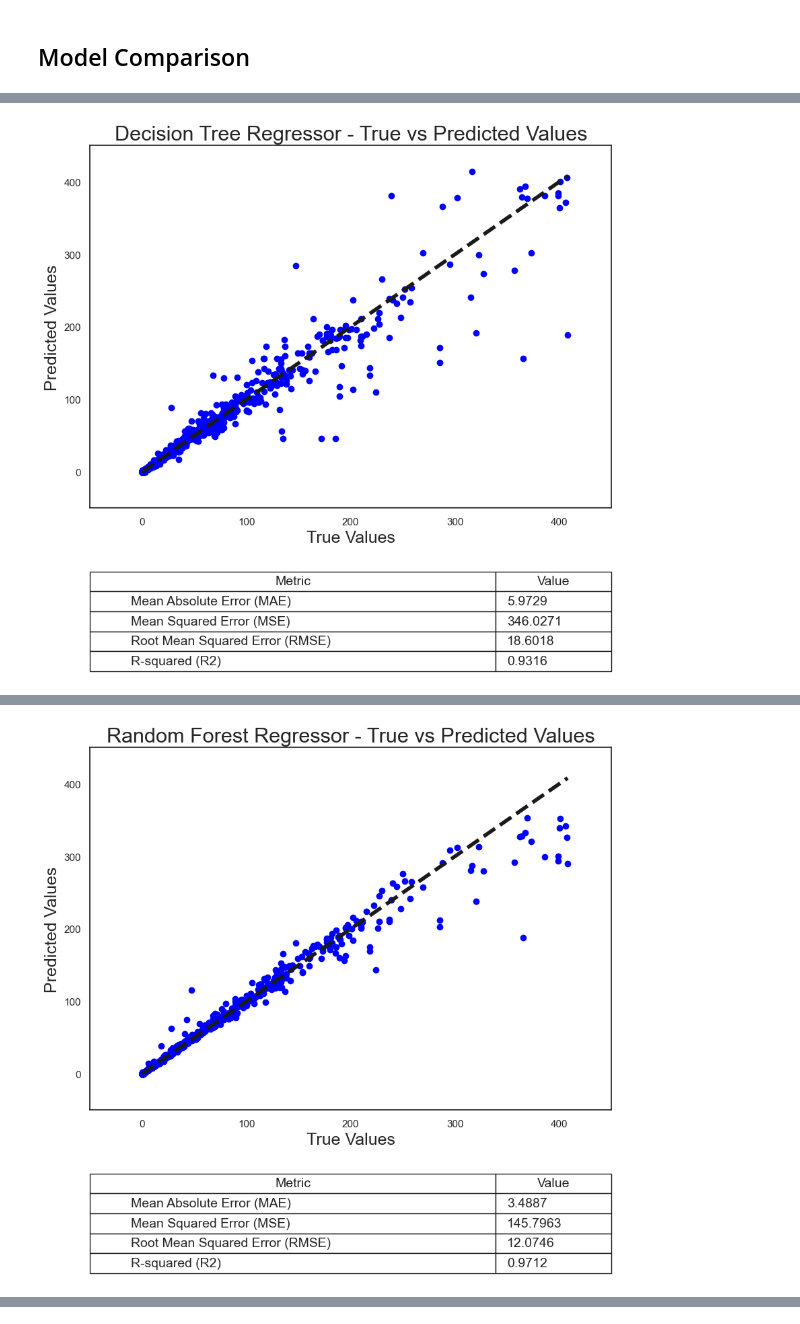
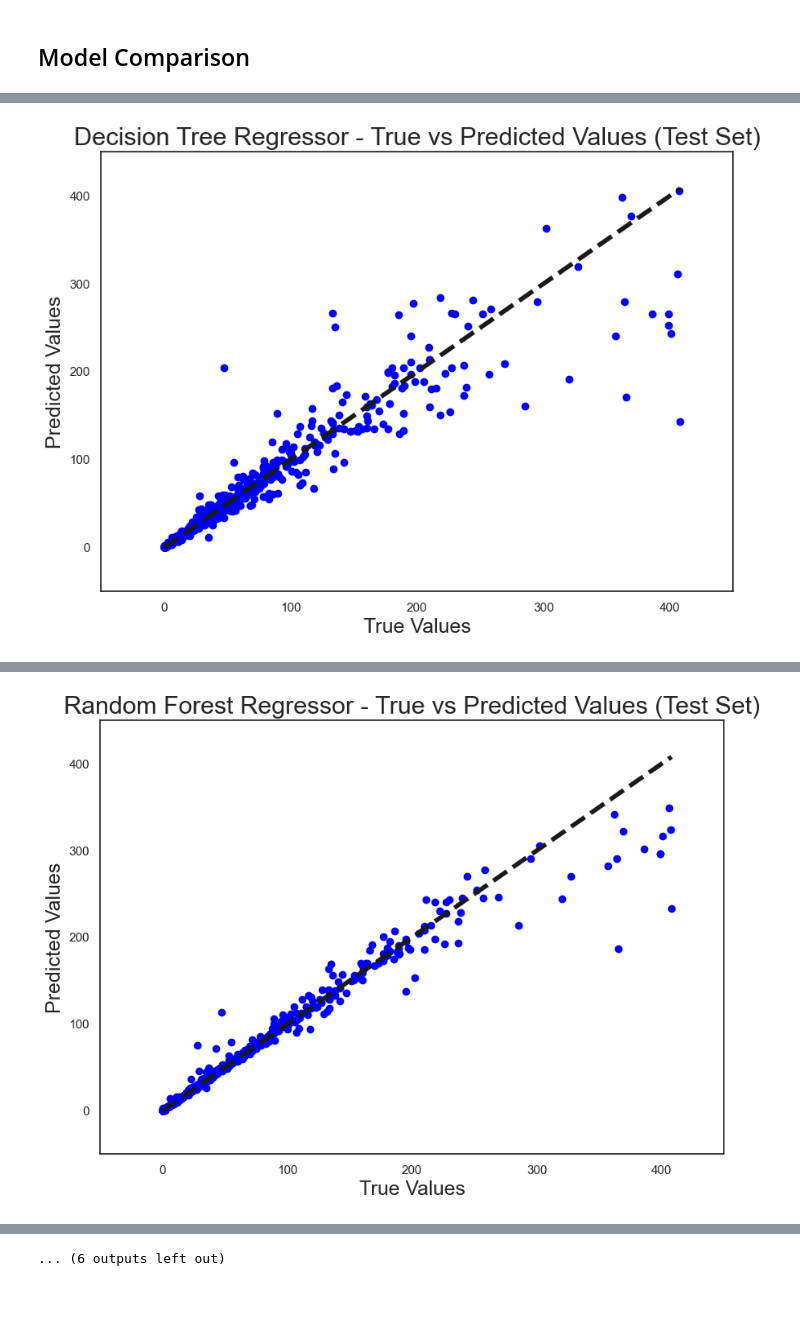
Before and after one commit to CommonCrayon/CapstoneProject, a Jupyter notebook: modelling.ipynb, the cells around one changed output, grey strips where cells are left out. Drawn from its saved outputs; the diff is of its cells as text; code cells hidden in the pictures; blank space fills up the shorter version.

```diff
--- a/modelling.ipynb
+++ b/modelling.ipynb
@@ -73,7 +83,7 @@ df_numeric = modelling_df[numeric_cols]
 correlation_matrix = df_numeric.corr()
 # %%
 # Setting up the aesthetics for the heatmap
-sns.set(style="white")
+sns.set_theme(style="white")
 
 # Generate a mask for the upper triangle
 mask = np.triu(np.ones_like(correlation_matrix, dtype=bool))
@@ -137,0 +146,7 @@ X_train, X_test, y_train, y_test = train_test_split(X_preprocessed_df, y, test_s
+# %%
+X_train_val, X_test, y_train_val, y_test = train_test_split(X_preprocessed_df, y, test_size=0.15, random_state=42)
+X_train, X_val, y_train, y_val = train_test_split(X_train_val, y_train_val, test_size=0.15/0.85, random_state=42)
+
+print(f"Train Set Size: {X_train.shape[0]}")
+print(f"Test Set Size: {X_test.shape[0]}")
+print(f"Validation Set Size: {X_val.shape[0]}")
@@ -153,38 +172,54 @@ regression_models = {
 # %%
 # Train and evaluate regression models
 for name, model in regression_models.items():
-
+    print(f"{name}")
+    # Train the model on the training set
     model.fit(X_train, y_train)
 
-    y_pred = model.predict(X_test)  # Make predictions on the test set
+    # Evaluate the model on the validation set
+    y_val_pred = model.predict(X_val)
 
-    # Calculate evaluation metrics
-    mae = mean_absolute_error(y_test, y_pred)
-    mse = mean_squared_error(y_test, y_pred)
-    rmse = np.sqrt(mse)
-    r2 = r2_score(y_test, y_pred)
+    # Calculate evaluation metrics on validation set
+    mae_val = mean_absolute_error(y_val, y_val_pred)
+    mse_val = mean_squared_error(y_val, y_val_pred)
+    rmse_val = np.sqrt(mse_val)
+    r2_val = r2_score(y_val, y_val_pred)
 
-    # Plotting true vs predicted values
+    print(f"Validation Metrics:")
+    print(f"Mean Absolute Error (MAE): {mae_val:.4f}")
+    print(f"Mean Squared Error (MSE): {mse_val:.4f}")
+    print(f"Root Mean Squared Error (RMSE): {rmse_val:.4f}")
+    print(f"R-squared (R2): {r2_val:.4f}")
+    print()
+
+    # Now proceed to evaluate on the test set
+
+    # Make predictions on the test set
+    y_test_pred = model.predict(X_test)
+
+    # Calculate evaluation metrics on test set
+    mae_test = mean_absolute_error(y_test, y_test_pred)
+    mse_test = mean_squared_error(y_test, y_test_pred)
+    rmse_test = np.sqrt(mse_test)
+    r2_test = r2_score(y_test, y_test_pred)
+
+    print(f"Testing Metrics:")
+    print(f"Mean Absolute Error (MAE): {mae_test:.4f}")
+    print(f"Mean Squared Error (MSE): {mse_test:.4f}")
+    print(f"Root Mean Squared Error (RMSE): {rmse_test:.4f}")
+    print(f"R-squared (R2): {r2_test:.4f}")
+    print()
+
+
+    # Plotting true vs predicted values for test set
     fig, ax = plt.subplots(figsize=(10, 7))
-    ax.scatter(y_test, y_pred, color='blue')
+    ax.scatter(y_test, y_test_pred, color='blue')
     ax.plot([min(y_test), max(y_test)], [min(y_test), max(y_test)], 'k--', lw=4)
     ax.set_xlim([-50, 450])
     ax.set_ylim([-50, 450])
     ax.set_xlabel('True Values', fontsize=18)
     ax.set_ylabel('Predicted Values', fontsize=18)
-    ax.set_title(f'{name} - True vs Predicted Values', fontsize=22)
-
-    # Create a table with evaluation metrics
-    table_data = [
-        ["Mean Absolute Error (MAE)", f"{mae:.4f}"],
-        ["Mean Squared Error (MSE)", f"{mse:.4f}"],
-        ["Root Mean Squared Error (RMSE)", f"{rmse:.4f}"],
-        ["R-squared (R2)", f"{r2:.4f}"]
-    ]
-    table = ax.table(cellText=table_data, loc='bottom', colLabels=["Metric", "Value"], cellLoc='left', colWidths=[0.35, 0.1], bbox=[0, -0.45, 1, 0.275])
-    table.auto_set_font_size(False)
-    table.set_fontsize(14)
-    table.scale(2, 1.5)
+    ax.set_title(f'{name} - True vs Predicted Values (Test Set)', fontsize=22)
 
     plt.show()
 # %% [output]
@@ -191 +237 @@ for name, model in regression_models.items():
-[figure, old version]
+[figure, new version]
@@ -192 +249 @@ for name, model in regression_models.items():
-[figure, old version]
+[figure, new version]
@@ -199,0 +298 @@ for name, model in regression_models.items():
+... (6 outputs left out)
```
Also changed, not shown: parts of 4 cells of this notebook.
